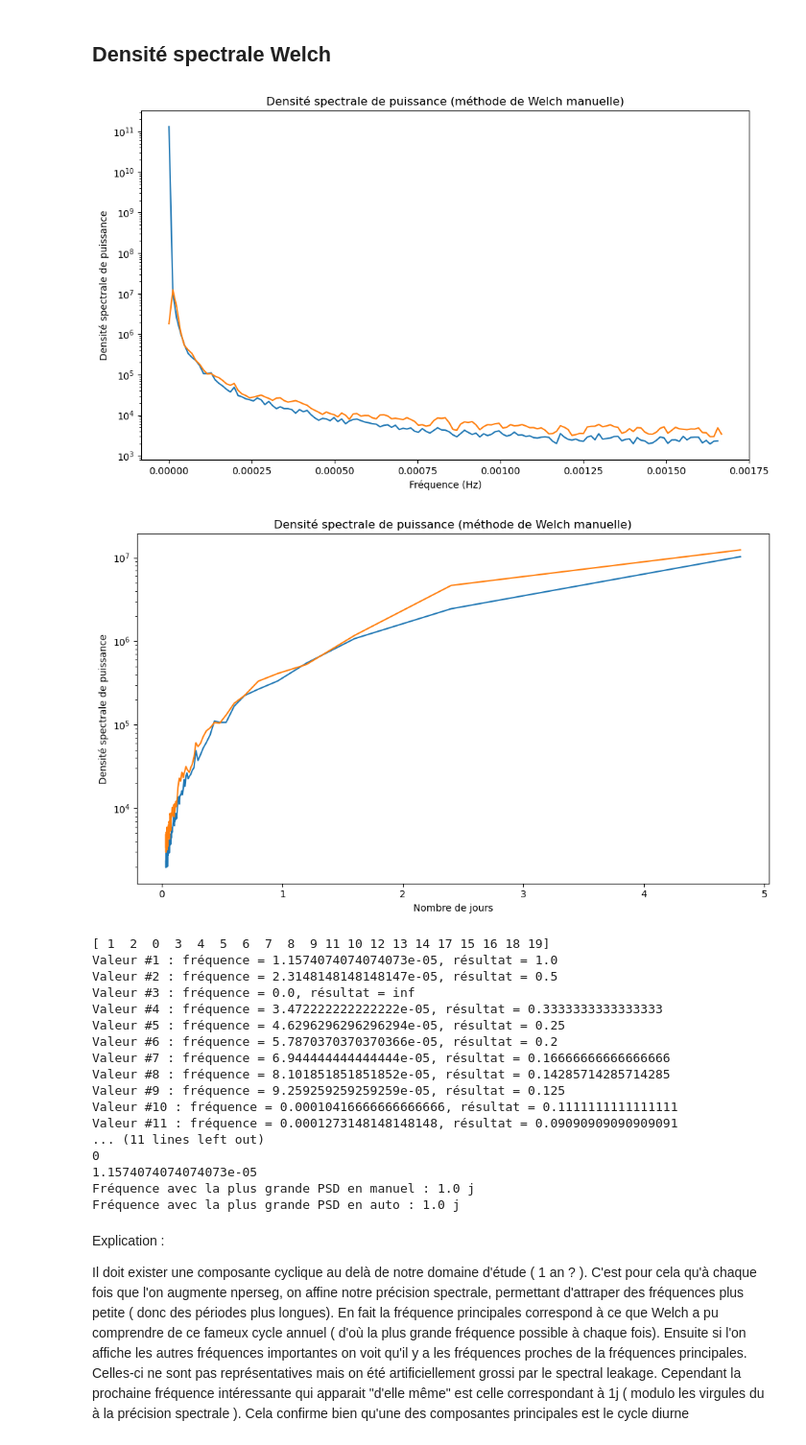
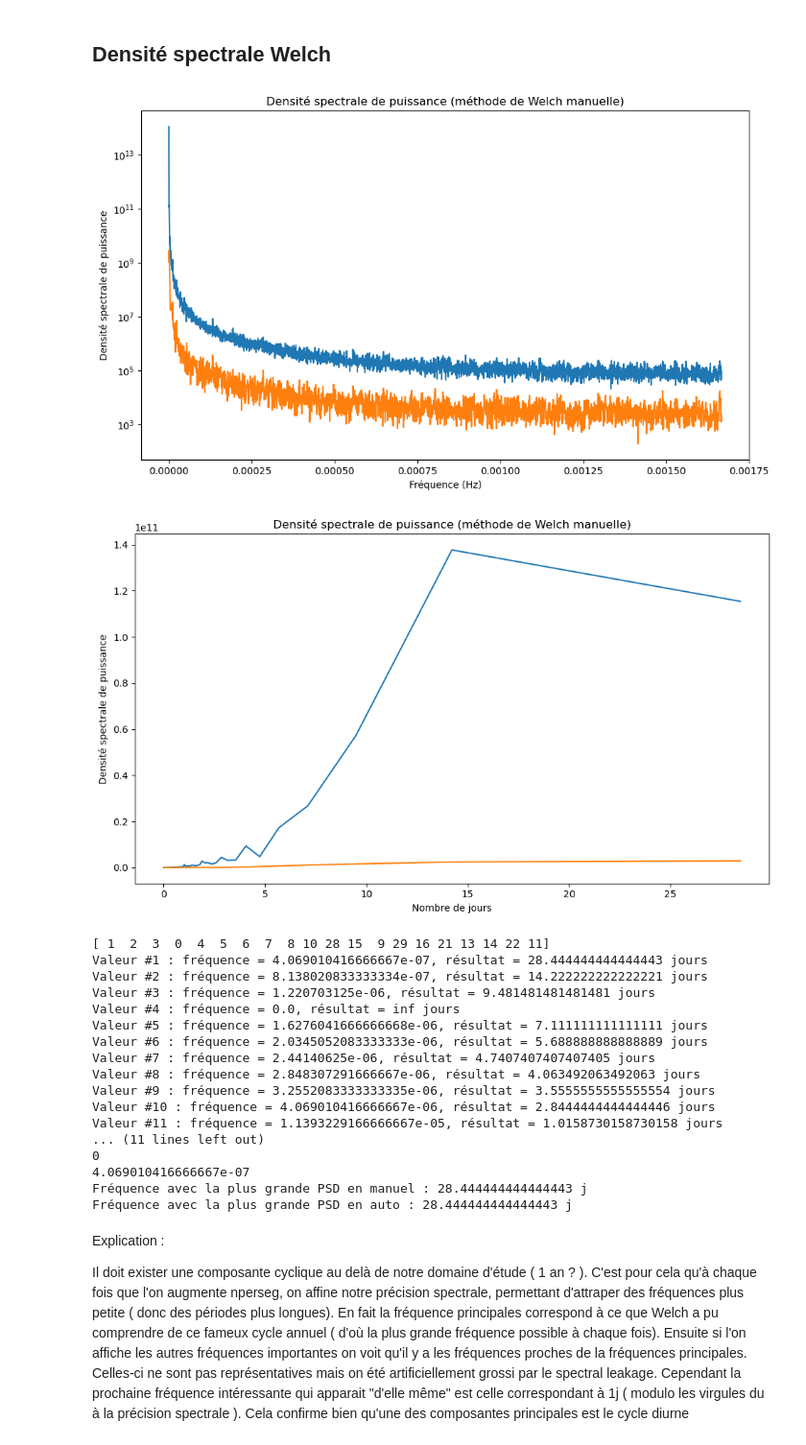
Before and after one commit to PiDchsn/Projet-RI, a Jupyter notebook: Analyse.ipynb, the cells around one changed output. Shown at 96% size. Cells and saved outputs as stored; diff of their text form; code cells hidden in the pictures.

```diff
--- a/Analyse.ipynb
+++ b/Analyse.ipynb
@@ -11,7 +11,7 @@ import scipy
 # %% [markdown]
 ## Importation
 # %%
-data_real = pd.read_csv('./data2.csv', sep=";")
+data_real = pd.read_csv('./data1.csv', sep=";")
 # %% [markdown]
 ## Affichage
 # %%
@@ -259,26 +251,3 @@ plt.ylabel('Amplitude')
 # %% [output]
 Text(0, 0.5, 'Amplitude')
 [figure]
-# %%
-# Paramètres
-T = 5*60  # Un point toutes les 5 min d'où 5*60
-fs = 1 / T
-N = len(data_ajust) # Nombre de points
-
-# Transformée de Fourier du signal
-signal_fft = np.fft.rfft(data_ajust) # rfft car signal à valeurs réelles
-frequences = np.fft.rfftfreq(N, T) # retourne sous forme de complexes
-amplitudes = np.real(signal_fft) # on prend la partie réelle
-
-plt.figure(figsize=(12, 6))
-
-# on affiche que la moitié car pour un signal réel
-# au-delà de la fréquence de Nyquist cela n'apport pas plus d'informations
-plt.semilogy(1/frequencies[:len(frequencies)//2]/(60*T), amplitudes[:len(amplitudes)//2])
-
-# utile pour la suite
-plt.legend()
-
-plt.title('Spectre de puissance')
-plt.xlabel('Nombre de jours')
-plt.ylabel('Amplitude')
@@ -294,10 +259,5 @@ peaks, _ = scipy.signal.find_peaks(amplitudes, height=np.mean(amplitudes) * 8)
 frequence_principale = frequences[peaks[0]]
 periode_principale = 1 / frequence_principale
 print(f"Fréquence dominante : {frequence_principale*1e8:.5f} 1e-8 Hz, soit une période d'environ {periode_principale / (3600*24):.2f} jours")
-
-for i in range(20) :
-    frequence_principale_2 = frequences[peaks[i+1]]
-    periode_principale_2 = 1 / frequence_principale_2
-    print(f" {i+1:.1f} eme Fréquence dominante : {frequence_principale_2*1e8:.5f} 1e-8 Hz, soit une période d'environ {periode_principale_2 / (3600*24):.2f} jours")
 # %% [output]
 Fréquence dominante : 25.73605 1e-8 Hz, soit une période d'environ 44.97 jours
@@ -419,7 +363,7 @@ import matplotlib.pyplot as plt
 from scipy.signal import welch
 
 # Paramètres de la méthode de Welch
-nperseg = 288 # 288
+nperseg = 8192 # 288
 noverlap = int(nperseg/5)
 fs = 1 / (60*5)
 
@@ -438,62 +382,63 @@ plt.tight_layout()
 plt.show()
 
 plt.figure(figsize=(10, 6))
-plt.semilogy(1/frequencies_manual/(60*60*5), psd_manual)
-plt.semilogy(1/frequencies_auto/(60*60*5), np.abs(psd_auto))
+plt.plot((1/frequencies_manual/(60*60*24)), psd_manual)
+plt.plot((1/frequencies_auto/(60*60*24)), np.abs(psd_auto))
 plt.title('Densité spectrale de puissance (méthode de Welch manuelle)')
 plt.xlabel('Nombre de jours')
 plt.ylabel('Densité spectrale de puissance')
 plt.tight_layout()
 plt.show()
 
 ##
 
 top_3_indices = np.argsort(np.abs(psd_auto))[-20:][::-1]
+
 print(top_3_indices)
 
 # Afficher les indices et les fréquences correspondantes
 results = []
 for i, index in enumerate(top_3_indices):
-    max_psd_frequency_m = frequencies_manual[index]
+    max_psd_frequency_m = frequencies_auto[index]
     result = (1 / max_psd_frequency_m) / (60 * 60 * 24)  # Application de la formule
     results.append(result)
-    print(f"Valeur #{i+1} : fréquence = {max_psd_frequency_m}, résultat = {result}")
+    print(f"Valeur #{i+1} : fréquence = {max_psd_frequency_m}, résultat = {result} jours")
 ##
 
 max_psd_index_a = np.argmax(np.abs(psd_auto))
 print(max_psd_index_a)
 max_psd_frequency_a = frequencies_auto[max_psd_index_a]
 print(max_psd_frequency_a)
 
 max_psd_index_m = np.argmax(np.abs(psd_manual))
 print(max_psd_index_m)
 max_psd_frequency_m = frequencies_manual[max_psd_index_m+1]
 print(max_psd_frequency_m)
 
 
 # Afficher la fréquence avec la plus grande PSD
 print(f"Fréquence avec la plus grande PSD en manuel : {(1/max_psd_frequency_m)/(60*60*24)} j")
 print(f"Fréquence avec la plus grande PSD en auto : {(1/max_psd_frequency_a)/(60*60*24)} j")
 # %% [output]
-[figure, old version]
+[figure, new version]
-[figure, old version]
+[figure, new version]
-[ 1  2  0  3  4  5  6  7  8  9 11 10 12 13 14 17 15 16 18 19]
-Valeur #1 : fréquence = 1.1574074074074073e-05, résultat = 1.0
-Valeur #2 : fréquence = 2.3148148148148147e-05, résultat = 0.5
-Valeur #3 : fréquence = 0.0, résultat = inf
-Valeur #4 : fréquence = 3.472222222222222e-05, résultat = 0.3333333333333333
-Valeur #5 : fréquence = 4.6296296296296294e-05, résultat = 0.25
-Valeur #6 : fréquence = 5.7870370370370366e-05, résultat = 0.2
-Valeur #7 : fréquence = 6.944444444444444e-05, résultat = 0.16666666666666666
-Valeur #8 : fréquence = 8.101851851851852e-05, résultat = 0.14285714285714285
-Valeur #9 : fréquence = 9.259259259259259e-05, résultat = 0.125
-Valeur #10 : fréquence = 0.00010416666666666666, résultat = 0.1111111111111111
-Valeur #11 : fréquence = 0.0001273148148148148, résultat = 0.09090909090909091
+[ 1  2  3  0  4  5  6  7  8 10 28 15  9 29 16 21 13 14 22 11]
+Valeur #1 : fréquence = 4.069010416666667e-07, résultat = 28.444444444444443 jours
+Valeur #2 : fréquence = 8.138020833333334e-07, résultat = 14.222222222222221 jours
+Valeur #3 : fréquence = 1.220703125e-06, résultat = 9.481481481481481 jours
+Valeur #4 : fréquence = 0.0, résultat = inf jours
+Valeur #5 : fréquence = 1.6276041666666668e-06, résultat = 7.111111111111111 jours
+Valeur #6 : fréquence = 2.0345052083333333e-06, résultat = 5.688888888888889 jours
+Valeur #7 : fréquence = 2.44140625e-06, résultat = 4.7407407407407405 jours
+Valeur #8 : fréquence = 2.848307291666667e-06, résultat = 4.063492063492063 jours
+Valeur #9 : fréquence = 3.2552083333333335e-06, résultat = 3.5555555555555554 jours
+Valeur #10 : fréquence = 4.069010416666667e-06, résultat = 2.8444444444444446 jours
+Valeur #11 : fréquence = 1.1393229166666667e-05, résultat = 1.0158730158730158 jours
 ... (11 lines left out)
 0
-1.1574074074074073e-05
-Fréquence avec la plus grande PSD en manuel : 1.0 j
-Fréquence avec la plus grande PSD en auto : 1.0 j
+4.069010416666667e-07
+Fréquence avec la plus grande PSD en manuel : 28.444444444444443 j
+Fréquence avec la plus grande PSD en auto : 28.444444444444443 j
 # %% [markdown]
 Explication :
 
```
Also changed, not shown: parts of 12 cells of this notebook.
